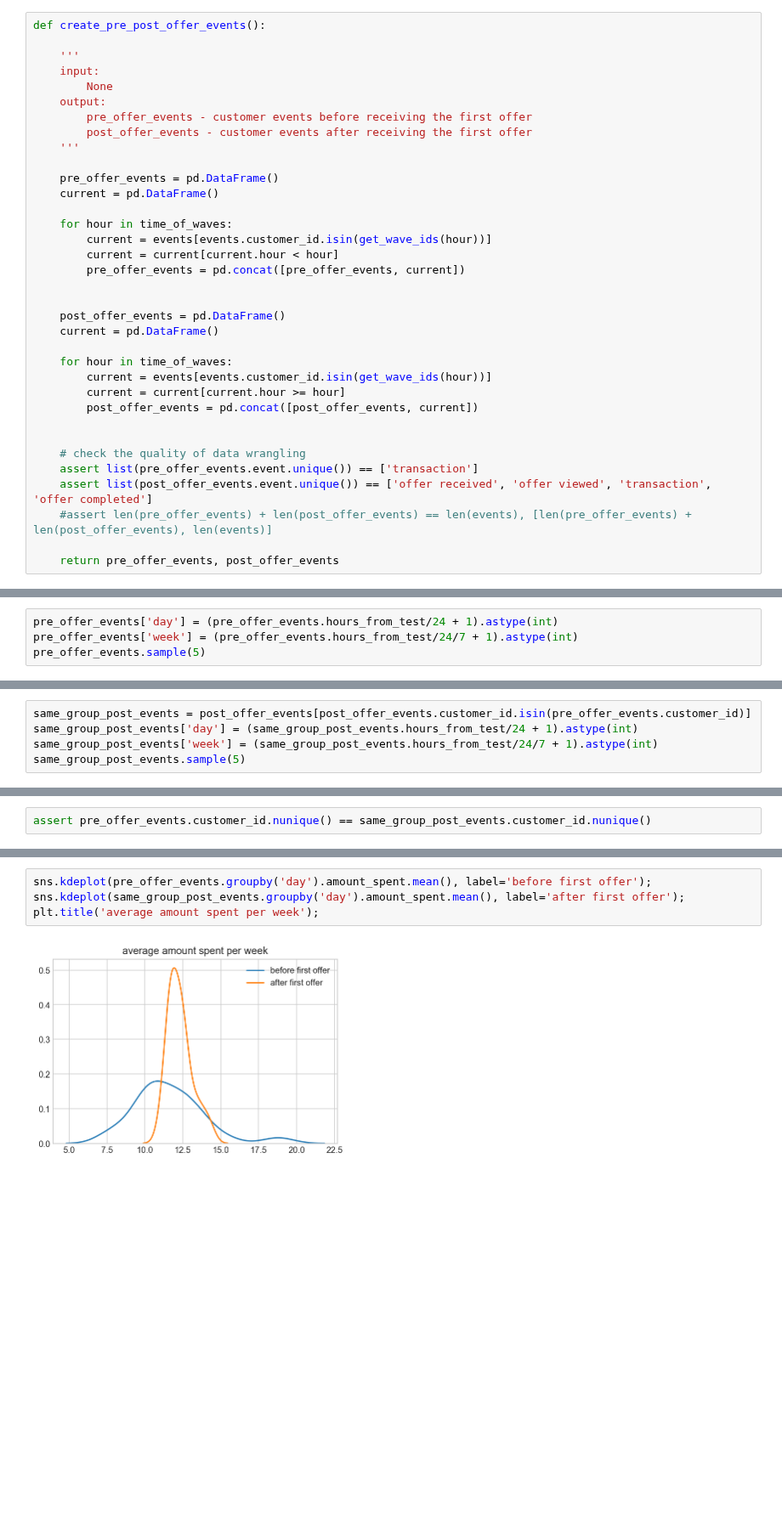
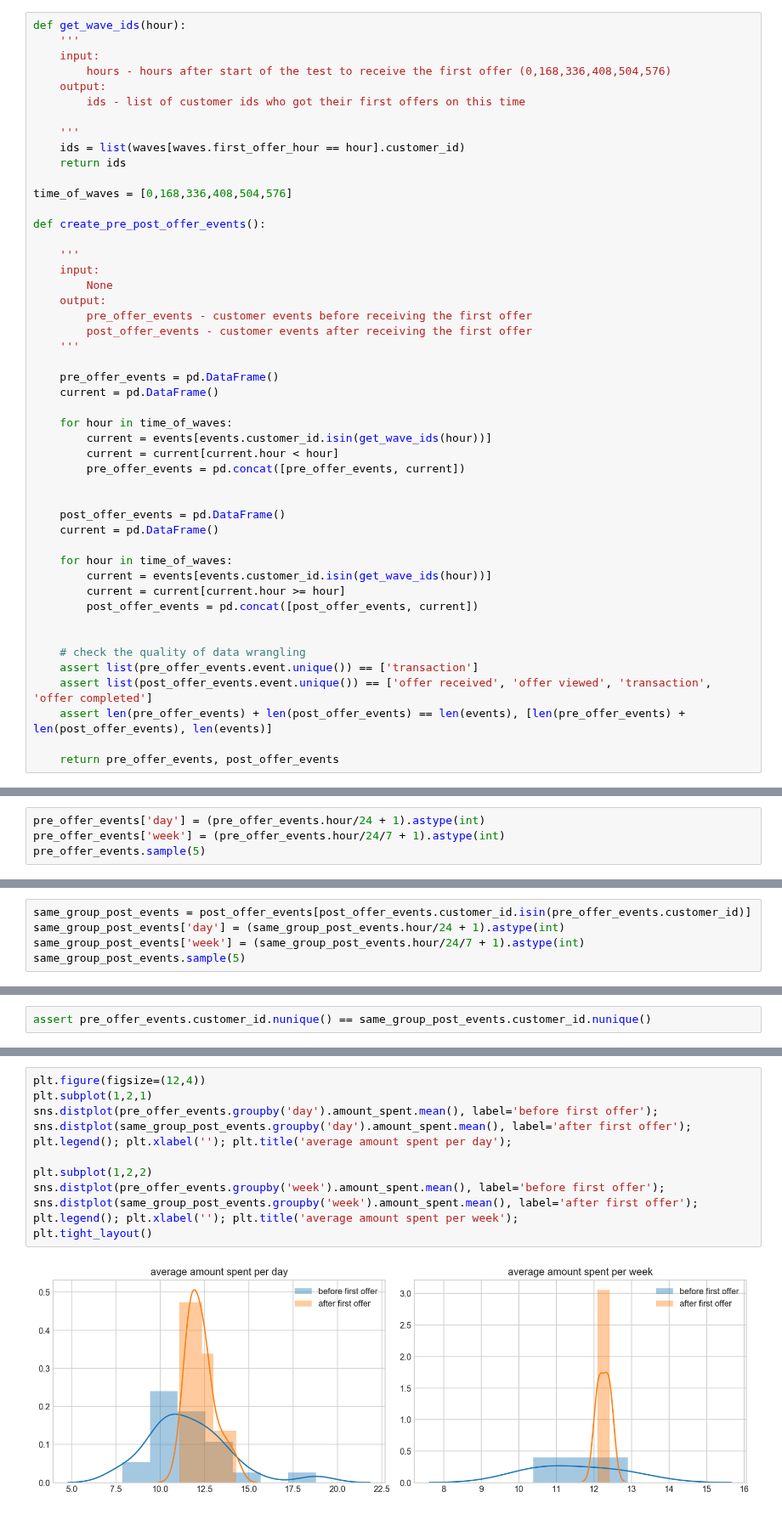
Before and after one commit to kevingao1136/Udacity_DataScience_Nanodegree, a Jupyter notebook: Starbucks_Capstone_Challenge/idea2.ipynb, the cells around one changed output, grey strips where cells are left out. Shown at 85% size. Cells and saved outputs as stored; diff of their text form; blank space fills up the shorter version.

Commit message:
compared metrics between the two groups

```diff
--- a/Starbucks_Capstone_Challenge/idea2.ipynb
+++ b/Starbucks_Capstone_Challenge/idea2.ipynb
@@ -67,4 +40,17 @@ time_of_waves = [0,168,336,408,504,576]
 # %%
+def get_wave_ids(hour):
+    '''
+    input:
+        hours - hours after start of the test to receive the first offer (0,168,336,408,504,576)
+    output:
+        ids - list of customer ids who got their first offers on this time
+
+    '''
+    ids = list(waves[waves.first_offer_hour == hour].customer_id)
+    return ids
+
+time_of_waves = [0,168,336,408,504,576]
+
 def create_pre_post_offer_events():
 
     '''
@@ -96,7 +82,7 @@ def create_pre_post_offer_events():
     # check the quality of data wrangling
     assert list(pre_offer_events.event.unique()) == ['transaction']
     assert list(post_offer_events.event.unique()) == ['offer received', 'offer viewed', 'transaction', 'offer completed']
-    #assert len(pre_offer_events) + len(post_offer_events) == len(events), [len(pre_offer_events) + len(post_offer_events), len(events)]
+    assert len(pre_offer_events) + len(post_offer_events) == len(events), [len(pre_offer_events) + len(post_offer_events), len(events)]
 
     return pre_offer_events, post_offer_events
 # %%
@@ -141,5 +108,5 @@ type of events: ['transaction']
 # %%
-pre_offer_events['day'] = (pre_offer_events.hours_from_test/24 + 1).astype(int)
-pre_offer_events['week'] = (pre_offer_events.hours_from_test/24/7 + 1).astype(int)
+pre_offer_events['day'] = (pre_offer_events.hour/24 + 1).astype(int)
+pre_offer_events['week'] = (pre_offer_events.hour/24/7 + 1).astype(int)
 pre_offer_events.sample(5)
 # %% [output]
@@ -152,6 +119,6 @@ pre_offer_events.sample(5)
 # %%
 same_group_post_events = post_offer_events[post_offer_events.customer_id.isin(pre_offer_events.customer_id)]
-same_group_post_events['day'] = (same_group_post_events.hours_from_test/24 + 1).astype(int)
-same_group_post_events['week'] = (same_group_post_events.hours_from_test/24/7 + 1).astype(int)
+same_group_post_events['day'] = (same_group_post_events.hour/24 + 1).astype(int)
+same_group_post_events['week'] = (same_group_post_events.hour/24/7 + 1).astype(int)
 same_group_post_events.sample(5)
 # %% [output]
@@ -166,6 +135,14 @@ assert pre_offer_events.customer_id.nunique() == same_group_post_events.customer
 # %%
-sns.kdeplot(pre_offer_events.groupby('day').amount_spent.mean(), label='before first offer');
-sns.kdeplot(same_group_post_events.groupby('day').amount_spent.mean(), label='after first offer');
-plt.title('average amount spent per week');
+plt.figure(figsize=(12,4))
+plt.subplot(1,2,1)
+sns.distplot(pre_offer_events.groupby('day').amount_spent.mean(), label='before first offer');
+sns.distplot(same_group_post_events.groupby('day').amount_spent.mean(), label='after first offer');
+plt.legend(); plt.xlabel(''); plt.title('average amount spent per day');
+
+plt.subplot(1,2,2)
+sns.distplot(pre_offer_events.groupby('week').amount_spent.mean(), label='before first offer');
+sns.distplot(same_group_post_events.groupby('week').amount_spent.mean(), label='after first offer');
+plt.legend(); plt.xlabel(''); plt.title('average amount spent per week');
+plt.tight_layout()
 # %% [output]
-[figure, old version]
+[figure, new version]
```
Also changed, not shown: parts of 19 cells of this notebook, 3 other files.
